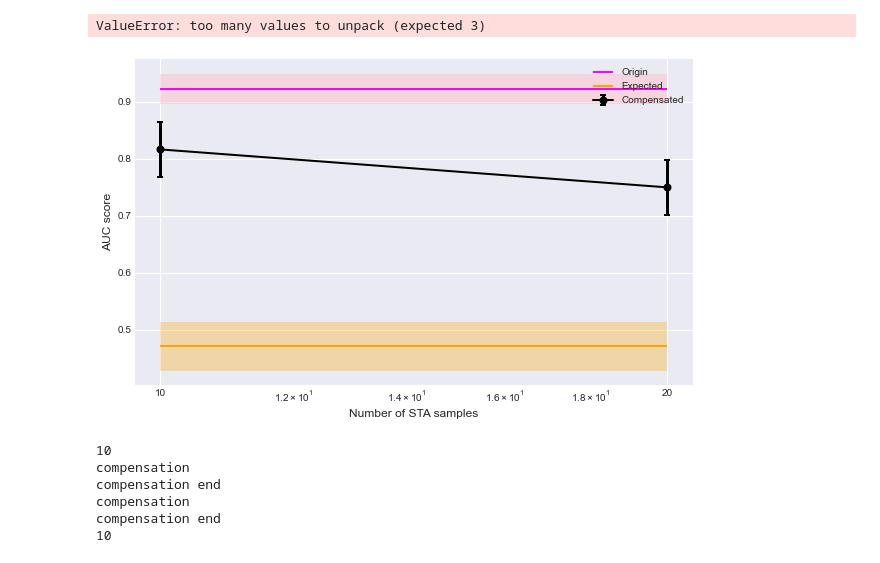
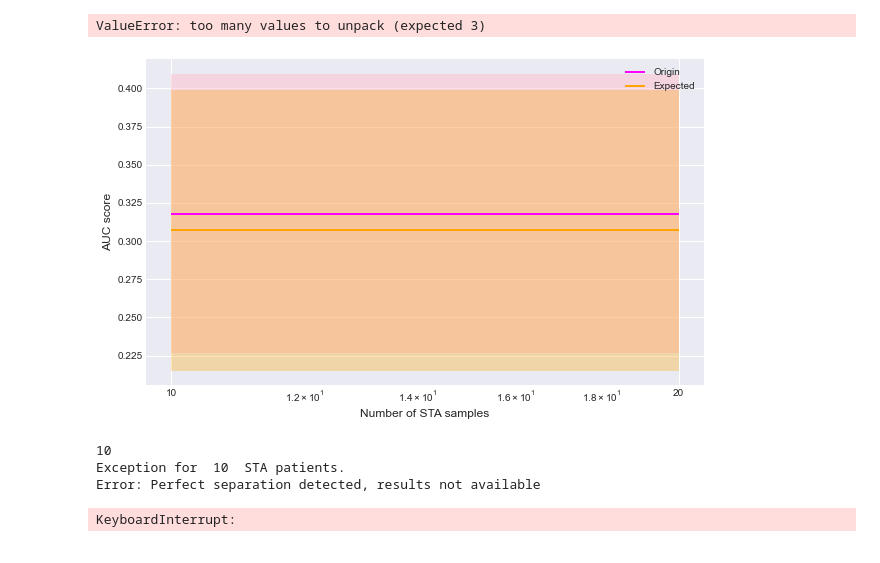
Before and after one commit to carishkaa/Bachelor-Thesis, a Jupyter notebook: notebooks/experiments.ipynb, the cells around one changed output. Cells and saved outputs as stored; diff of their text form; code cells hidden in the pictures.

```diff
--- a/notebooks/experiments.ipynb
+++ b/notebooks/experiments.ipynb
@@ -377,13 +377,9 @@ for j in range(n_repeats):
 n_genCR = 200
 n_genOT = 200
 _, _, _, gen_counts, gen_expected, gen_IS = rna_seq_generator(
-    n_transcripts=10,
+    n_transcripts=10000,
     distribution="Negative binomial",
     n_STA=n_genSTA, n_CR=n_genCR, n_OT=n_genOT,
     n_IS_effect=5, IS_effect=(0.5, 0.501),
     is_class_effect=False, n_class_effect=5, class_effect=(0.3, 0.1)  # class effect, normal distribution
 )
-mean_auc_results_origin, mean_auc_results_expected, mean_auc_results_filtered = \
-        experiment_iteration(STA_range, n_repeats,
-                             gen_counts, gen_expected, gen_IS,
-                             n_genSTA, n_genCR, n_genOT, "Negative binomial")
@@ -390,29 +391,29 @@ mean_auc_results_origin, mean_auc_results_expected, mean_auc_results_filtered =
 # %%
 indexes = range(n_repeats)
 
 fig,ax = plt.subplots()
 ax.set_xscale('log')
 ax.set_xticks(STA_range)
 ax.set_xticklabels(STA_range)
 
 fig.set_size_inches(10, 6)
 
 origin = ax.hlines(np.nanmean(mean_auc_results_origin[indexes]), STA_range[0], STA_range[-1], colors=['magenta'], label='Origin')
 ax.fill_between(STA_range, np.nanmean(mean_auc_results_origin[indexes]) - np.nanstd(mean_auc_results_origin[indexes])/np.sqrt(n_repeats), np.nanmean(mean_auc_results_origin[indexes]) + np.nanstd(mean_auc_results_origin[indexes])/np.sqrt(n_repeats),facecolor='pink', alpha= 0.5 )
 
-filtered = ax.errorbar(STA_range, np.nanmean(mean_auc_results_filtered[indexes], axis=0), np.nanstd(mean_auc_results_filtered[indexes], axis=0)/np.sqrt(n_repeats), ecolor= 'black', fmt='-ok', capsize=3, elinewidth=3, markeredgewidth=2, label='Compensated') #green
+# filtered = ax.errorbar(STA_range, np.nanmean(mean_auc_results_filtered[indexes], axis=0), np.nanstd(mean_auc_results_filtered[indexes], axis=0)/np.sqrt(n_repeats), ecolor= 'black', fmt='-ok', capsize=3, elinewidth=3, markeredgewidth=2, label='Compensated') #green
 
 expected = ax.hlines(np.nanmean(mean_auc_results_expected[indexes]), STA_range[0],  STA_range[-1], colors=['orange'], label='Expected') #orange
 ax.fill_between(STA_range, np.nanmean(mean_auc_results_expected[indexes]) - np.nanstd(mean_auc_results_expected[indexes])/np.sqrt(n_repeats), np.nanmean(mean_auc_results_expected[indexes]) + np.nanstd(mean_auc_results_expected[indexes])/np.sqrt(n_repeats),facecolor='orange', alpha= 0.3 )
 
 # ax.errorbar(STA_range, np.nanmean(mean_auc_results_expected[indexes], axis=0), np.nanstd(mean_auc_results_filtered[indexes], axis=0)/np.sqrt(n_repeats), ecolor= 'black', fmt='-ok', capsize=3, elinewidth=3, markeredgewidth=2, label='Compensated') #green
 
 ax.legend()
 plt.xlabel('Number of STA samples')
 plt.ylabel('AUC score')
 plt.show()
 # %% [output]
-[figure, old version]
+[figure, new version]
 # %%
 n_genCR = 200
 n_genOT = 200
@@ -427,7 +428,7 @@ _, _, _, gen_counts, gen_expected, gen_IS = rna_seq_generator(
 print(n_repeats)
 for j in range(1):
     # a, b, c, _, _, _ = rna_seq_generator(
-    #     n_transcripts=100,
+    #     n_transcripts=10000,
     #     distribution="Negative binomial",
     #     n_STA=n_STA, n_CR=15, n_OT=15,
     #     n_IS_effect=2, IS_effect=(0.5, 0.501),  # IS effect
@@ -461,7 +462,7 @@ for j in range(1):
         b_tmp = b.drop(patient_labels[range(n_STA - STA_range[i])], axis=1)
         c_tmp = c.drop(patient_labels[range(n_STA - STA_range[i])], axis=0)
         try:
-            d, e, f = experiment(a_tmp, b_tmp, c_tmp, n_CR=15, distribution="Negative binomial")
+            d, e = experiment(a_tmp, b_tmp, c_tmp, n_CR=15, distribution="Negative binomial")
             mean_auc_results_origin[j, i] = d.mean()
             mean_auc_results_expected[j, i] = e.mean()
             mean_auc_results_filtered[j, i] = f.mean()
@@ -475,8 +476,6 @@ for j in range(1):
 print(n_repeats)
 # %% [output]
 10
-compensation
-compensation end
-compensation
-compensation end
-10
+Exception for  10  STA patients.
+Error: Perfect separation detected, results not available
+KeyboardInterrupt:
```
Also changed, not shown: parts of 3 cells of this notebook, 41 other files.
